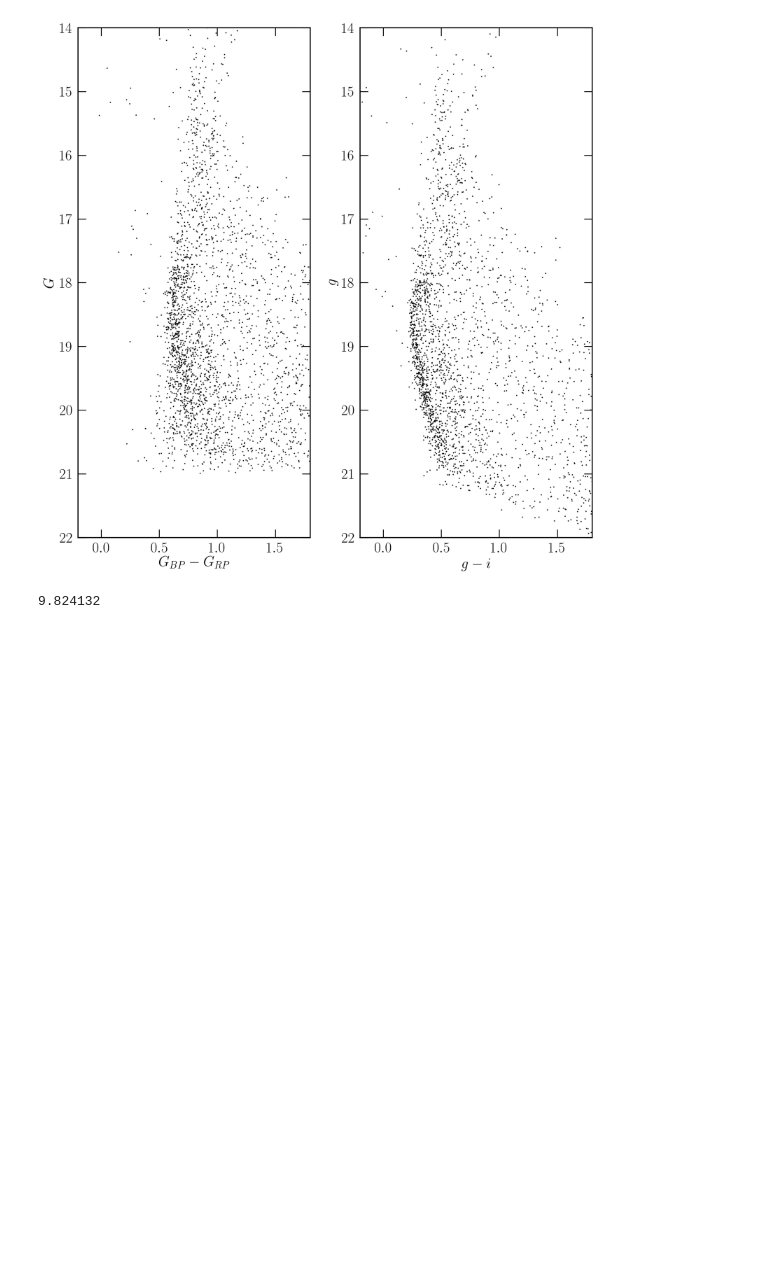
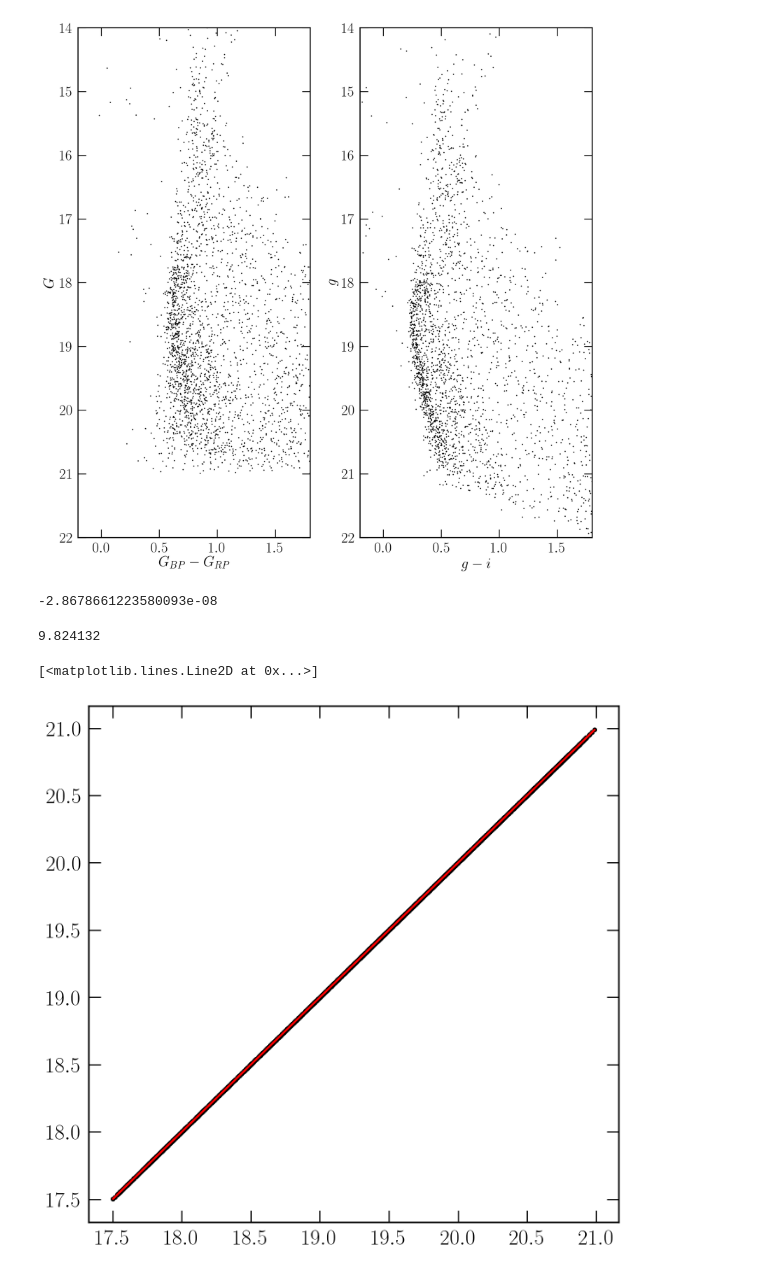
Before and after one commit to adrn/GD1-DR2, a Jupyter notebook: notebooks/GD1_paper_figures.ipynb, the cells around one changed output. Saved outputs shown, nothing was run; the diff lists cells and outputs as text; code cells hidden in the pictures; blank space fills up the shorter version.

Commit message:
flux conv

```diff
--- a/notebooks/GD1_paper_figures.ipynb
+++ b/notebooks/GD1_paper_figures.ipynb
@@ -536,7 +536,20 @@ plt.ylabel('$g$')
 plt.tight_layout()
 # %% [output]
 [figure]
+# %%
+zp = np.abs(np.mean(-2.5*np.log10(g.phot_g_mean_flux.value) - g.phot_g_mean_mag.value))
+# %%
+np.sum(zp-2.5*np.log10(g.phot_g_mean_flux.value) - g.phot_g_mean_mag.value)
+# %% [output]
+-2.8678661223580093e-08
 # %%
 print(np.nanmedian(g.phot_bp_mean_flux_over_error[g.phot_g_mean_mag>19.5*u.mag]))
 # %% [output]
 9.824132
+# %%
+plt.figure(figsize=(8,8))
+plt.plot(zp-2.5*np.log10(g.phot_g_mean_flux.value)[stream_mask], g.phot_g_mean_mag[stream_mask], 'k.')
+plt.plot(g.phot_g_mean_mag[stream_mask], g.phot_g_mean_mag[stream_mask], 'r-')
+# %% [output]
+[<matplotlib.lines.Line2D at 0x...>]
+[figure, added]
```
Also changed, not shown: 2 other files.
